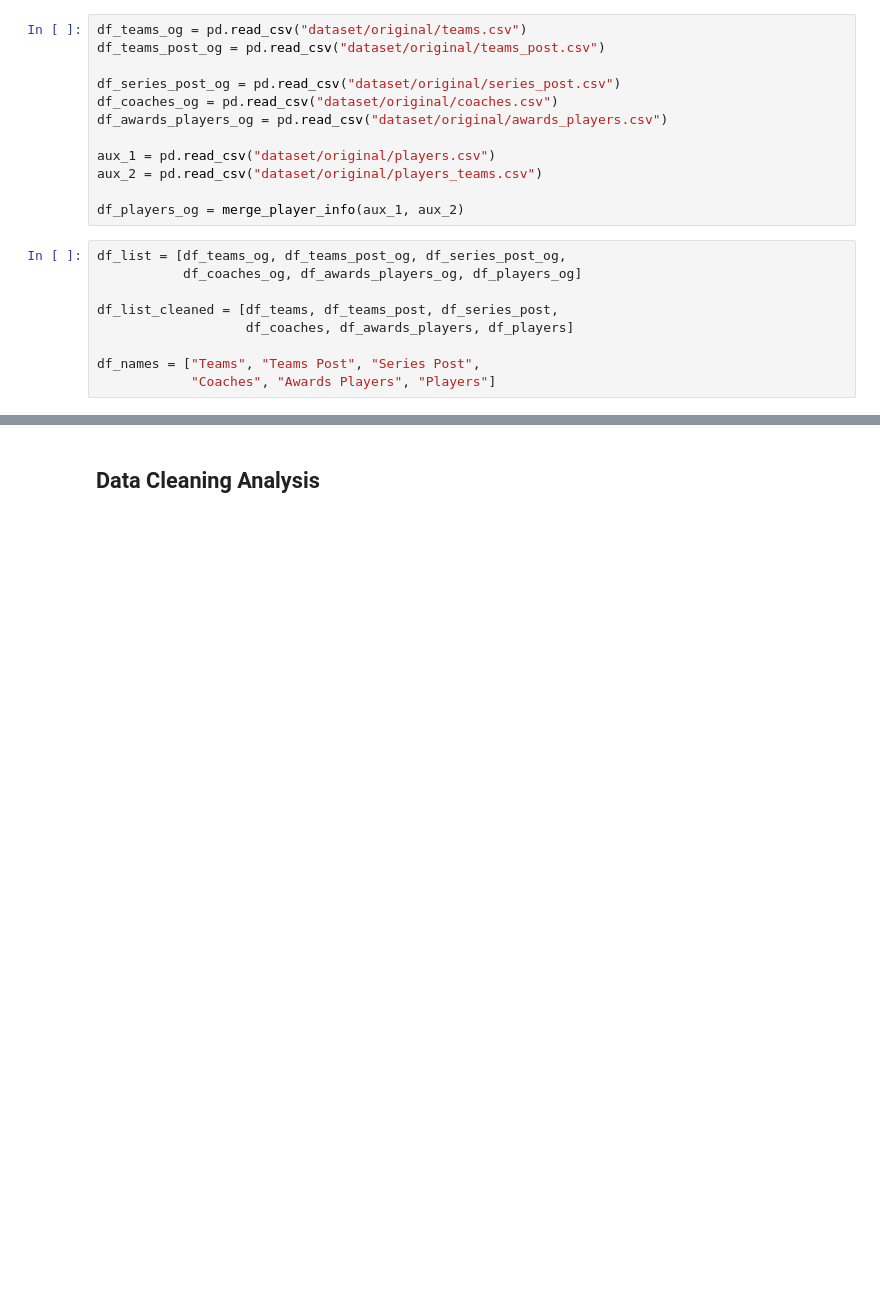
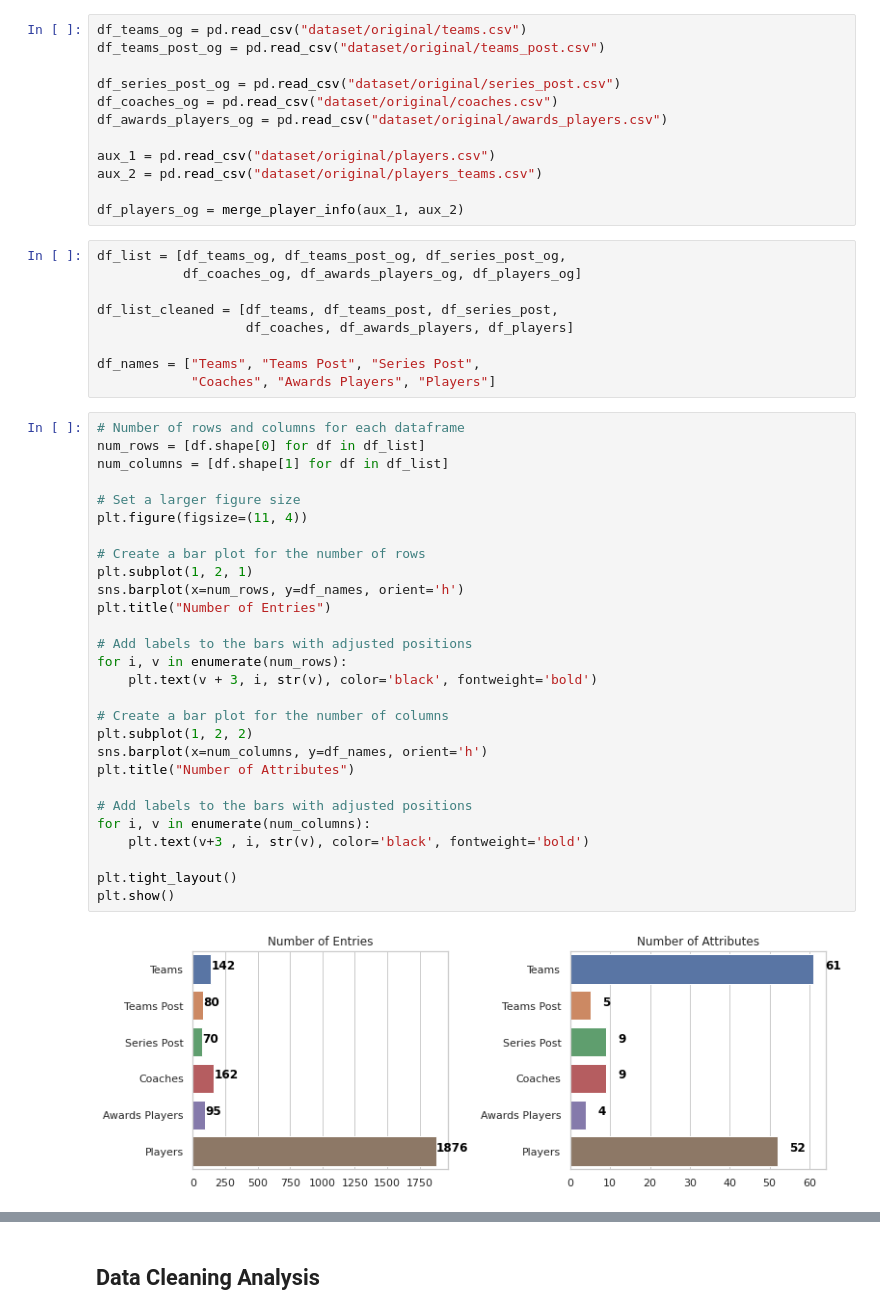
Before and after one commit to m21ark/ac, a Jupyter notebook: stats.ipynb, the cells around one changed output, grey strips where cells are left out. Saved outputs shown, nothing was run; the diff lists cells and outputs as text; blank space fills up the shorter version.

Commit message:
Yet another graph therapy session

```diff
--- a/stats.ipynb
+++ b/stats.ipynb
@@ -183,5 +183,35 @@ df_list_cleaned = [df_teams, df_teams_post, df_series_post,
 
 df_names = ["Teams", "Teams Post", "Series Post",
             "Coaches", "Awards Players", "Players"]
+# %%
+# Number of rows and columns for each dataframe
+num_rows = [df.shape[0] for df in df_list]
+num_columns = [df.shape[1] for df in df_list]
+
+# Set a larger figure size
+plt.figure(figsize=(11, 4))
+
+# Create a bar plot for the number of rows
+plt.subplot(1, 2, 1)
+sns.barplot(x=num_rows, y=df_names, orient='h')
+plt.title("Number of Entries")
+
+# Add labels to the bars with adjusted positions
+for i, v in enumerate(num_rows):
+    plt.text(v + 3, i, str(v), color='black', fontweight='bold')
+
+# Create a bar plot for the number of columns
+plt.subplot(1, 2, 2)
+sns.barplot(x=num_columns, y=df_names, orient='h')
+plt.title("Number of Attributes")
+
+# Add labels to the bars with adjusted positions
+for i, v in enumerate(num_columns):
+    plt.text(v+3 , i, str(v), color='black', fontweight='bold')
+
+plt.tight_layout()
+plt.show()
+# %% [output]
+[figure, added]
 # %%
 # Checking for missing values
```
Also changed, not shown: parts of 2 cells of this notebook.
